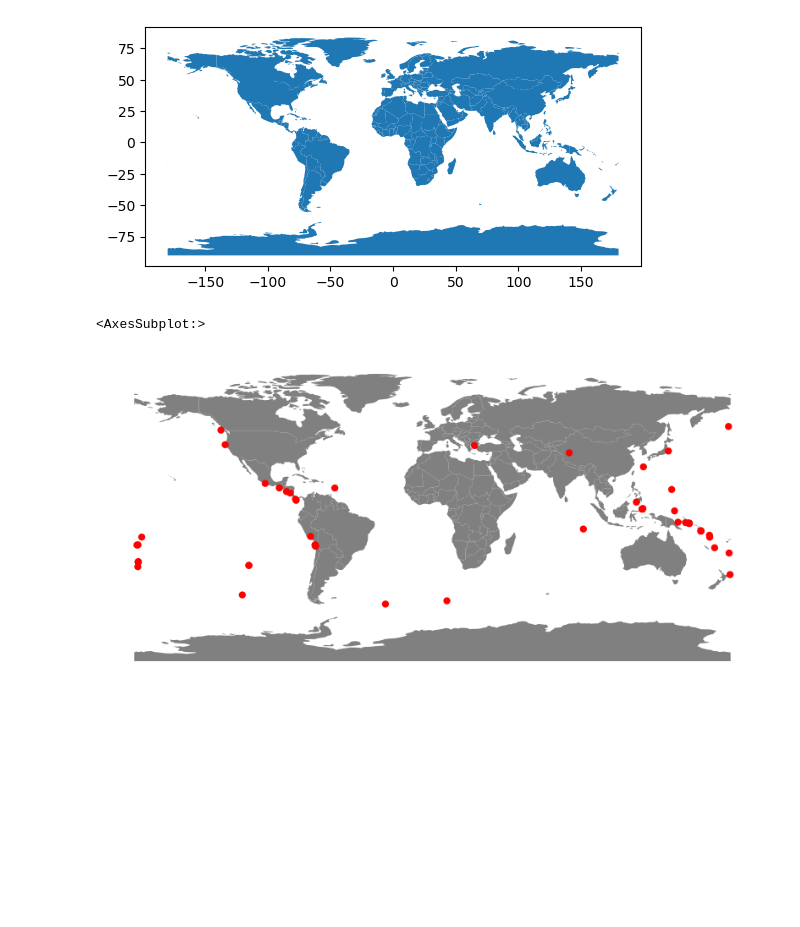
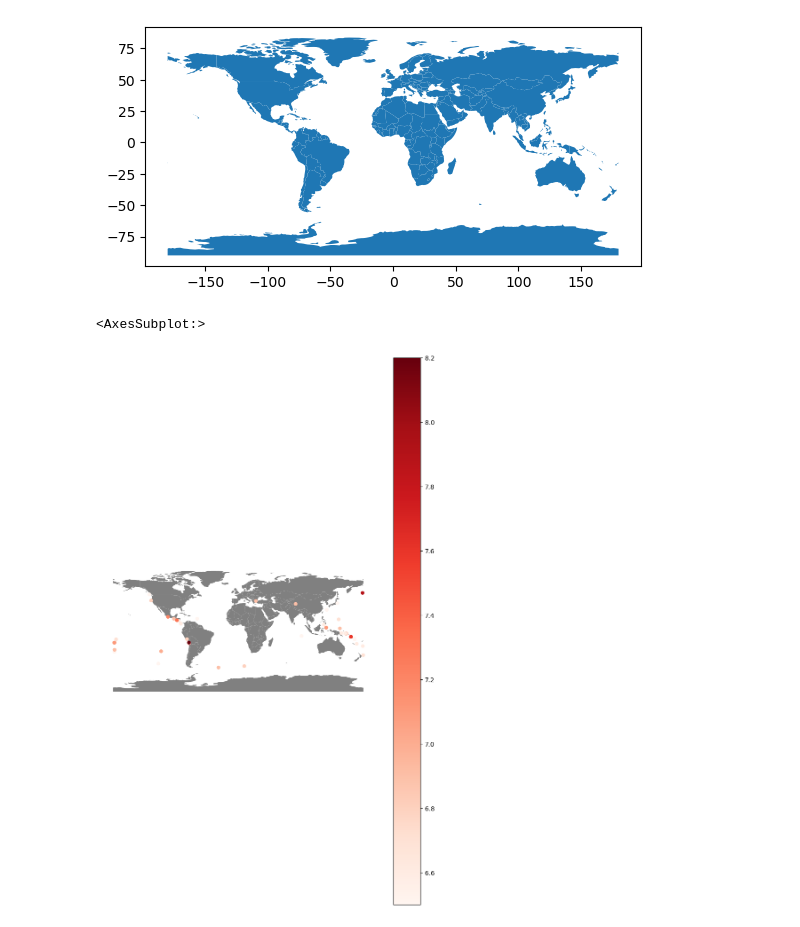
Before and after one commit to lchenhub/eds-220-sections, a Jupyter notebook: map-earthquake-data.ipynb, the cells around one changed output. Cells and saved outputs as stored; diff of their text form; code cells hidden in the pictures; blank space fills up the shorter version.

```diff
--- a/map-earthquake-data.ipynb
+++ b/map-earthquake-data.ipynb
@@ -87,16 +87,19 @@ worldmap.plot()
 # %%
 fig, ax = plt.subplots(figsize=(10,16))
 
 ax.axis('off')
 
 worldmap.plot(ax=ax,
              color='grey',
              edgecolor='none')
 
 eqk.plot(ax=ax,
-             color='red',
+             cmap='Reds',
              edgecolor='none',
-        legend=True)
+         column = 'mag',
+         legend=True,
+         #legends_kwds={'shrink': 0.6}
+         )
 # %% [output]
 <AxesSubplot:>
-[figure, old version]
+[figure, new version]
```
